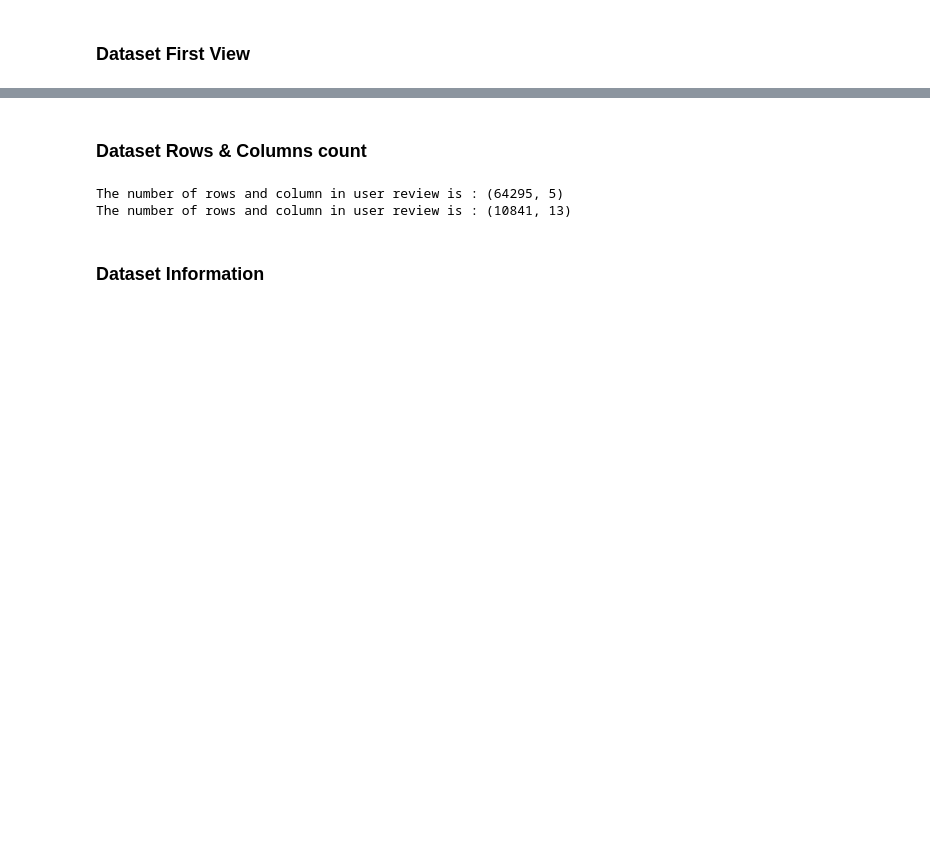
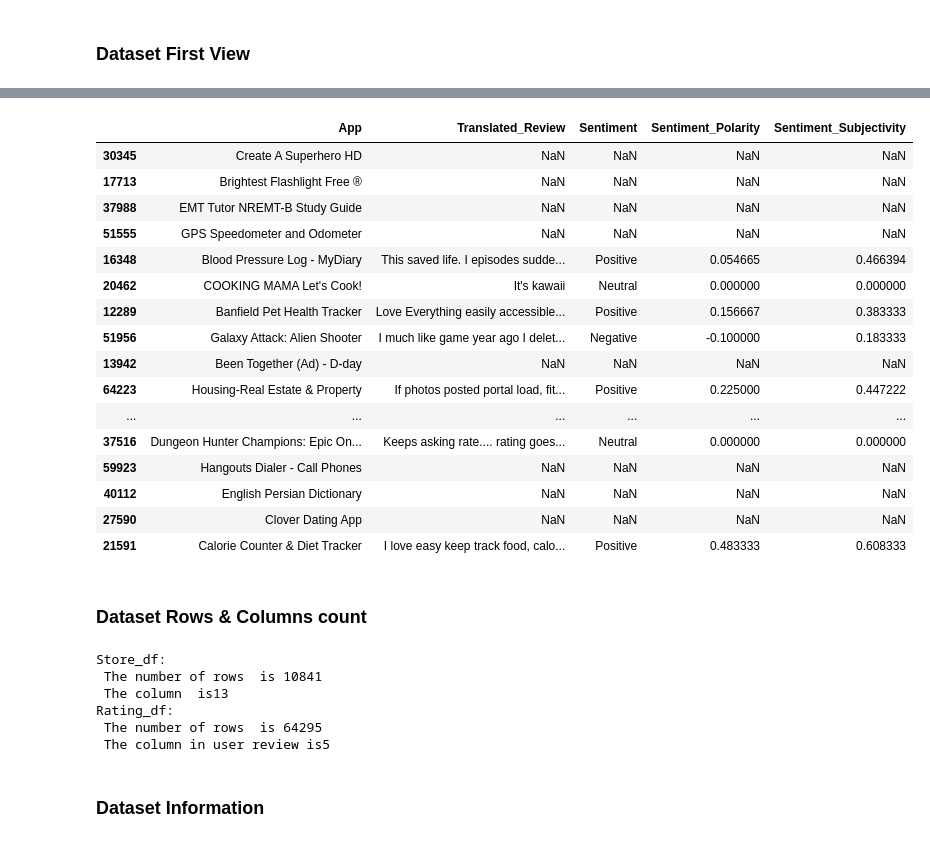
Before and after one commit to maxashoka3/EDA---Play-Store-App, a Jupyter notebook: EDA_on_Play_Store_App_Review.ipynb, the cells around one changed output, grey strips where cells are left out. Drawn from its saved outputs; the diff is of its cells as text; code cells hidden in the pictures; blank space fills up the shorter version.

```diff
--- a/EDA_on_Play_Store_App_Review.ipynb
+++ b/EDA_on_Play_Store_App_Review.ipynb
@@ -134,12 +158,38 @@ rating_df.head()
+# %%
+# viewing the top 20 records to the rating dataset
+rating_df.sample(20)
+# %% [output]
+|  | App | Translated_Review | Sentiment | Sentiment_Polarity | Sentiment_Subjectivity |
+| 30345 | Create A Superhero HD | NaN | NaN | NaN | NaN |
+| 17713 | Brightest Flashlight Free ® | NaN | NaN | NaN | NaN |
+| 37988 | EMT Tutor NREMT-B Study Guide | NaN | NaN | NaN | NaN |
+| 51555 | GPS Speedometer and Odometer | NaN | NaN | NaN | NaN |
+| 16348 | Blood Pressure Log - MyDiary | This saved life. I episodes sudde... | Positive | 0.054665 | 0.466394 |
+| 20462 | COOKING MAMA Let's Cook! | It's kawaii | Neutral | 0.000000 | 0.000000 |
+| 12289 | Banfield Pet Health Tracker | Love Everything easily accessible... | Positive | 0.156667 | 0.383333 |
+| 51956 | Galaxy Attack: Alien Shooter | I much like game year ago I delet... | Negative | -0.100000 | 0.183333 |
+| 13942 | Been Together (Ad) - D-day | NaN | NaN | NaN | NaN |
+| 64223 | Housing-Real Estate & Property | If photos posted portal load, fit... | Positive | 0.225000 | 0.447222 |
+| ... | ... | ... | ... | ... | ... |
+| 37516 | Dungeon Hunter Champions: Epic On... | Keeps asking rate.... rating goes... | Neutral | 0.000000 | 0.000000 |
+| 59923 | Hangouts Dialer - Call Phones | NaN | NaN | NaN | NaN |
+| 40112 | English Persian Dictionary | NaN | NaN | NaN | NaN |
+| 27590 | Clover Dating App | NaN | NaN | NaN | NaN |
+| 21591 | Calorie Counter & Diet Tracker | I love easy keep track food, calo... | Positive | 0.483333 | 0.608333 |
 # %% [markdown]
 ### Dataset Rows & Columns count
-# %%
-# Dataset Rows & Columns count
-print("The number of rows and column in user review is :",rating_df.shape)
-print("The number of rows and column in user review is :",store_df.shape)
-# %% [output]
-The number of rows and column in user review is : (64295, 5)
-The number of rows and column in user review is : (10841, 13)
+# %%
+# Dataset Rows & Columns count
+print(f"Store_df: \n The number of rows  is {store_df.shape[0]} \n The column  is{store_df.shape[1]}")
+
+print(f"Rating_df: \n The number of rows  is {rating_df.shape[0]} \n The column in user review is{rating_df.shape[1]}")
+# %% [output]
+Store_df:
+ The number of rows  is 10841
+ The column  is13
+Rating_df:
+ The number of rows  is 64295
+ The column in user review is5
 # %% [markdown]
 ### Dataset Information
 # %%
```
Also changed, not shown: parts of 101 cells of this notebook.
